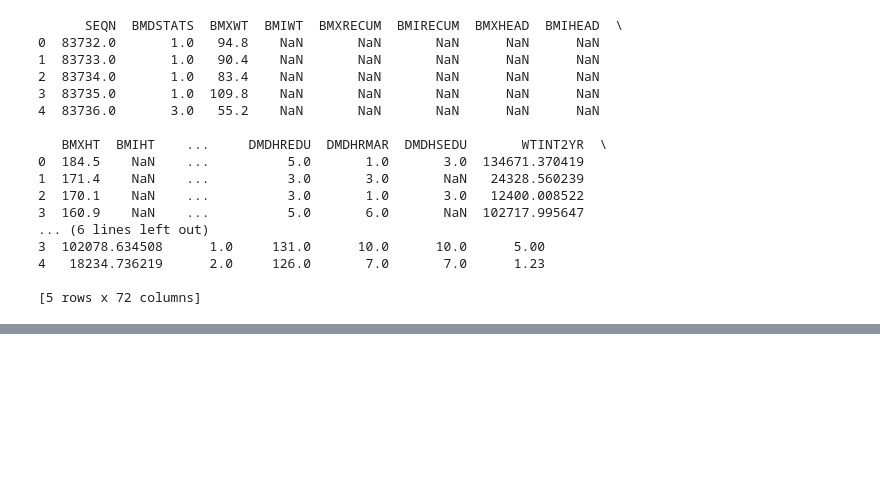
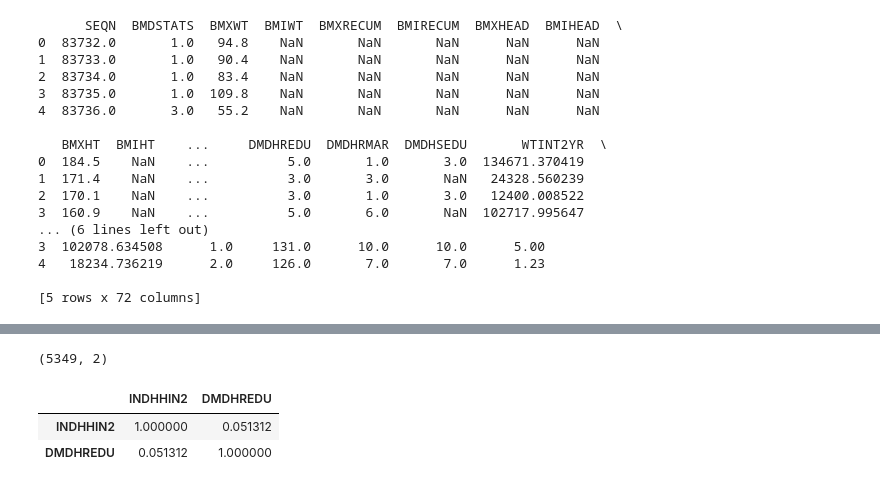
Before and after one commit to joygraciacia/2019-sp-stats131, a Jupyter notebook: midterm_sandbox.ipynb, the cells around one changed output, grey strips where cells are left out. Cells and saved outputs as stored; diff of their text form; code cells hidden in the pictures; blank space fills up the shorter version.

```diff
--- a/midterm_sandbox.ipynb
+++ b/midterm_sandbox.ipynb
@@ -89,0 +202,22 @@ print(merged.head())
+# %%
+q3=demo.loc[:,['INDHHIN2','DMDHREDU']]
+q3[demo.loc[:,['RIDAGEYR']]>=20]
+#q3=q3.loc[:,['INDHHIN2','DMDHREDU']]
+q3
+
+#
+criteria=demo.loc[:,['RIDAGEYR']]>=20
+criteria=criteria.values.tolist()
+#print(criteria)
+
+q3=q3[criteria]
+q3=q3.dropna()
+print(q3)
+
+
+criteria1=q3.loc[:,['INDHHIN2']]>=20000&q3.loc[:,['INDHHIN2']]<20000
+
+criteria1=criteria1.values.tolist()
+
+q3=q3[criteria1]
+print(q3)
@@ -89,0 +243,10 @@ print(merged.head())
+# %%
+q3.shape
+# %% [output]
+(5349, 2)
+# %%
+q3.corr()
+# %% [output]
+|  | INDHHIN2 | DMDHREDU |
+| INDHHIN2 | 1.000000 | 0.051312 |
+| DMDHREDU | 0.051312 | 1.000000 |
```
Also changed, not shown: parts of 14 cells of this notebook, 2 other files.
